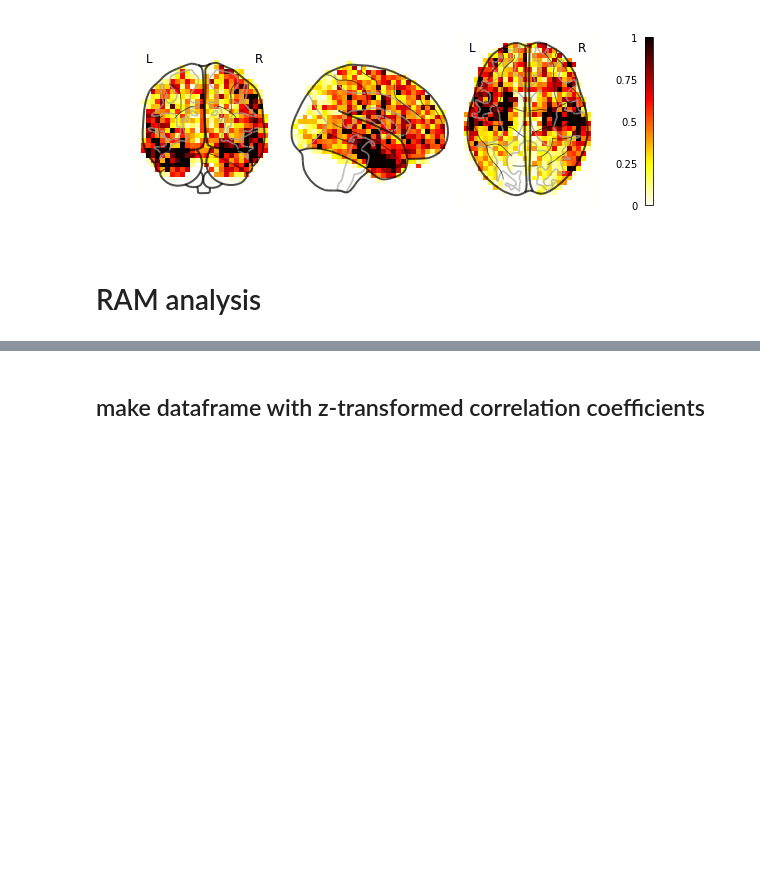
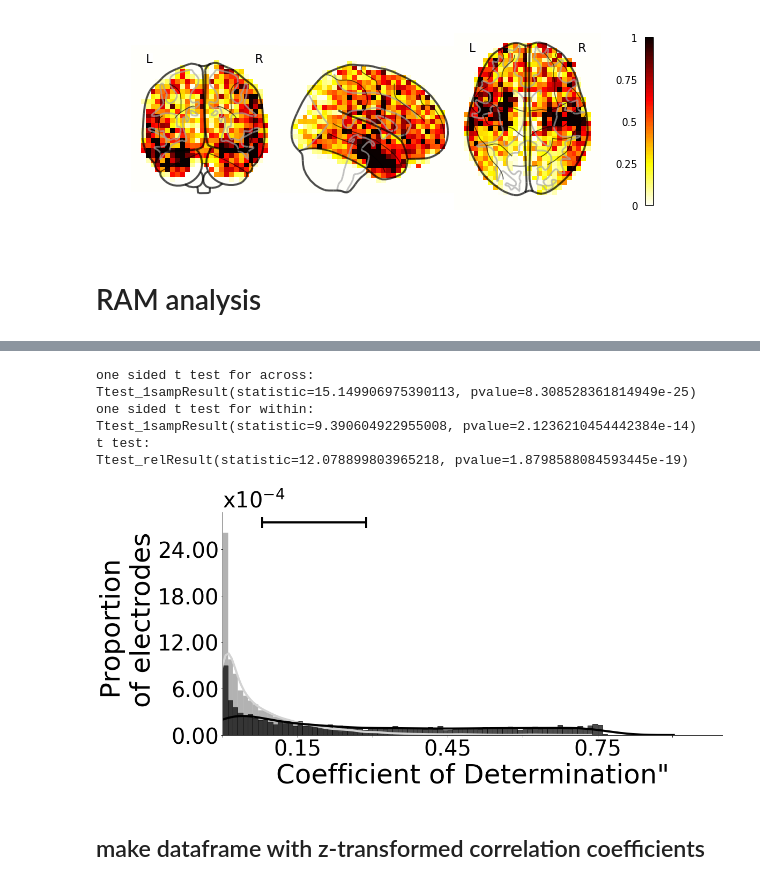
Before and after one commit to ContextLab/supereeg_paper, a Jupyter notebook: code/notebooks/corrmap.ipynb, the cells around one changed output, grey strips where cells are left out. Saved outputs shown, nothing was run; the diff lists cells and outputs as text; code cells hidden in the pictures; blank space fills up the shorter version.

```diff
--- a/code/notebooks/corrmap.ipynb
+++ b/code/notebooks/corrmap.ipynb
@@ -170,6 +188,24 @@ RAM_raw_df.head()
 | 2 | 0.155780 | 0.323223 | R1075J_RAM_FR1_0 | [-34.66 50.07 25.13] | 250.0 | 1410000 | 89 | 1.0 | ... |
 | 3 | 0.902919 | 0.436317 | R1204T_RAM_CatFR1_0 | [55.28 14.73 17.77] | 250.0 | 756284 | 117 | 0.0 | ... |
 | 4 | 0.999702 | 0.035476 | R1093J_RAM_CatFR1_0 | [-38.98 7.21 -73.77] | 250.0 | 713250 | 80 | 0.0 | ... |
+# %%
+squared_ram_df = pd.DataFrame()
+squared_ram_df['Subject'] = RAM_raw_df['Subject']
+squared_ram_df['within'] = RAM_raw_df['within']**2
+squared_ram_df['across'] = RAM_raw_df['across']**2
+squared_ram_df['R'] = RAM_raw_df['R']
+# %%
+outfile = os.path.join(fig_dir, 'ram_square_hist.pdf')
+plot.plot_2r_histograms(squared_ram_df, 'within', 'across', legend=False, outfile=outfile)
+plt.show()
+# %% [output]
+one sided t test for across:
+Ttest_1sampResult(statistic=15.149906975390113, pvalue=8.308528361814949e-25)
+one sided t test for within:
+Ttest_1sampResult(statistic=9.390604922955008, pvalue=2.1236210454442384e-14)
+t test:
+Ttest_relResult(statistic=12.078899803965218, pvalue=1.8798588084593445e-19)
+[figure, added]
 # %% [markdown]
 ## make dataframe with z-transformed correlation coefficients
 # %%
```
Also changed, not shown: parts of 2 cells of this notebook, 4 other files.
